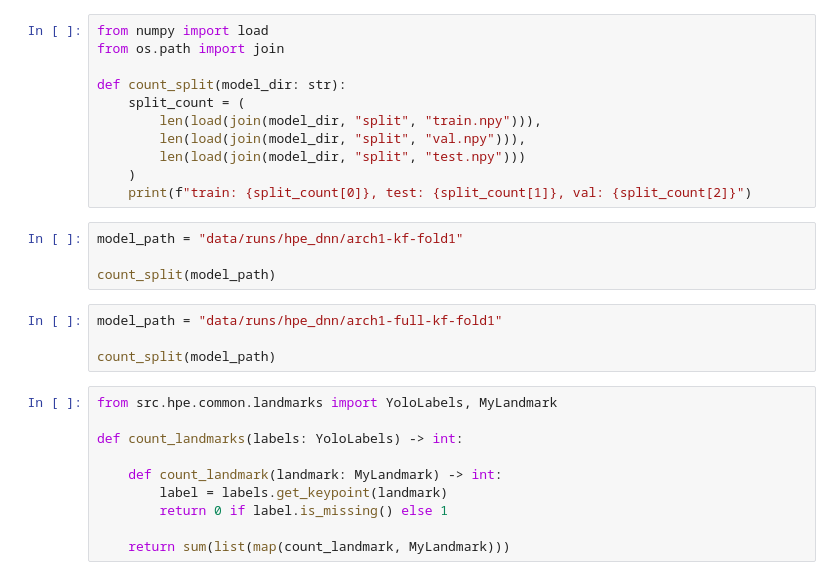
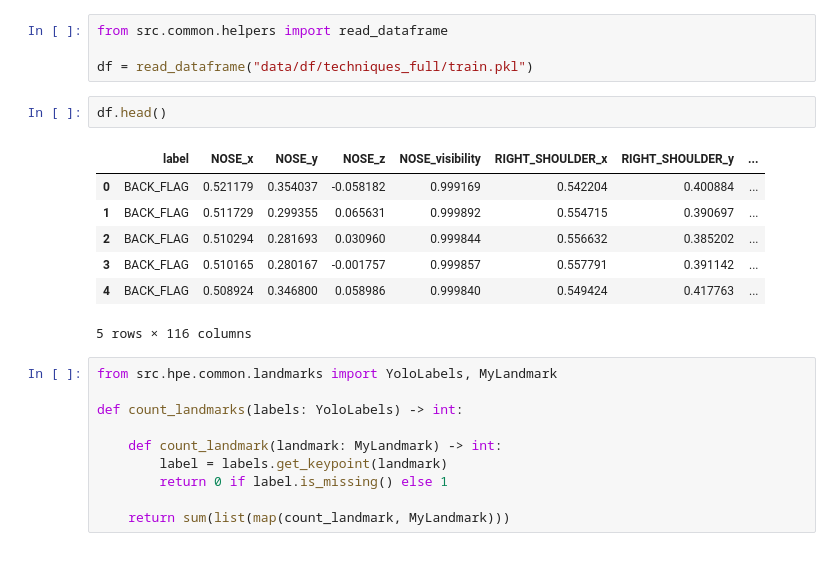
Before and after one commit to tomdec/climbing-technique-detector, a Jupyter notebook: playground.ipynb, the cells around one changed output. Cells and saved outputs as stored; diff of their text form.

Commit message:
add trained models, improve augmentation

```diff
--- a/playground.ipynb
+++ b/playground.ipynb
@@ -1,22 +1,17 @@
-# %%
-from numpy import load
-from os.path import join
-
-def count_split(model_dir: str):
-    split_count = (
-        len(load(join(model_dir, "split", "train.npy"))),
-        len(load(join(model_dir, "split", "val.npy"))),
-        len(load(join(model_dir, "split", "test.npy")))
-    )
-    print(f"train: {split_count[0]}, test: {split_count[1]}, val: {split_count[2]}")
-# %%
-model_path = "data/runs/hpe_dnn/arch1-kf-fold1"
-
-count_split(model_path)
-# %%
-model_path = "data/runs/hpe_dnn/arch1-full-kf-fold1"
-
-count_split(model_path)
+# %%
+from src.common.helpers import read_dataframe
+
+df = read_dataframe("data/df/techniques_full/train.pkl")
+# %%
+df.head()
+# %% [output]
+|  | label | NOSE_x | NOSE_y | NOSE_z | NOSE_visibility | RIGHT_SHOULDER_x | RIGHT_SHOULDER_y | ... |
+| 0 | BACK_FLAG | 0.521179 | 0.354037 | -0.058182 | 0.999169 | 0.542204 | 0.400884 | ... |
+| 1 | BACK_FLAG | 0.511729 | 0.299355 | 0.065631 | 0.999892 | 0.554715 | 0.390697 | ... |
+| 2 | BACK_FLAG | 0.510294 | 0.281693 | 0.030960 | 0.999844 | 0.556632 | 0.385202 | ... |
+| 3 | BACK_FLAG | 0.510165 | 0.280167 | -0.001757 | 0.999857 | 0.557791 | 0.391142 | ... |
+| 4 | BACK_FLAG | 0.508924 | 0.346800 | 0.058986 | 0.999840 | 0.549424 | 0.417763 | ... |
+5 rows × 116 columns
 # %%
 from src.hpe.common.landmarks import YoloLabels, MyLandmark
 
```
Also changed, not shown: 4 other files.
